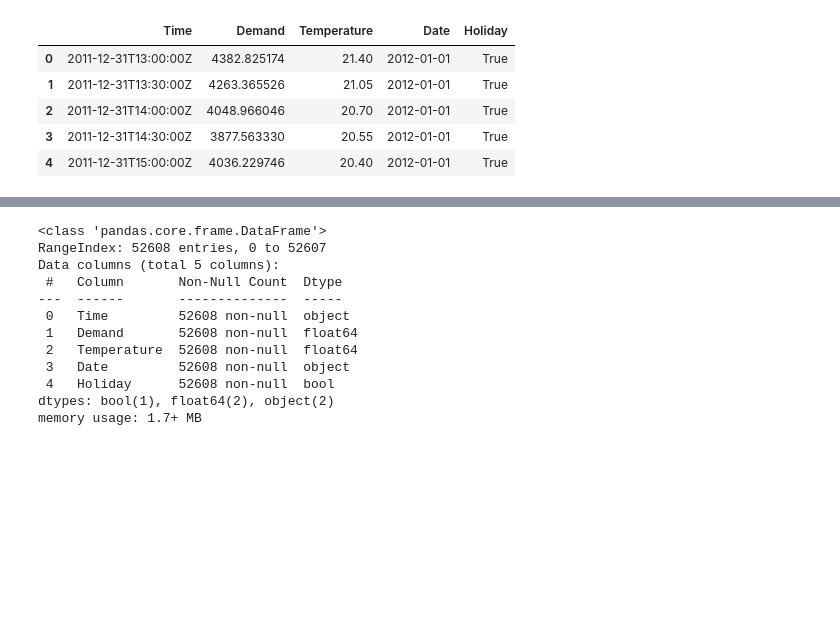
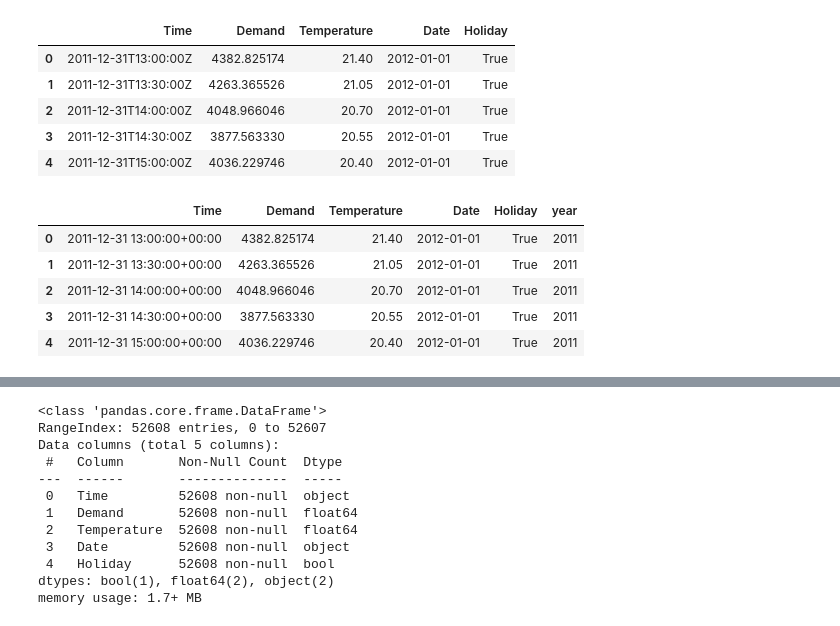
Before and after one commit to DavidGuzzi/TSA, a Jupyter notebook: Forecasting Principles and Practice 3rd/2/2.ipynb, the cells around one changed output, grey strips where cells are left out. Saved outputs shown, nothing was run; the diff lists cells and outputs as text; code cells hidden in the pictures; blank space fills up the shorter version.

```diff
--- a/Forecasting Principles and Practice 3rd/2/2.ipynb
+++ b/Forecasting Principles and Practice 3rd/2/2.ipynb
@@ -105,3 +105,14 @@ df_ve.head()
 | 2 | 2011-12-31T14:00:00Z | 4048.966046 | 20.70 | 2012-01-01 | True |
 | 3 | 2011-12-31T14:30:00Z | 3877.563330 | 20.55 | 2012-01-01 | True |
 | 4 | 2011-12-31T15:00:00Z | 4036.229746 | 20.40 | 2012-01-01 | True |
+# %%
+df_ve['Time'] = pd.to_datetime(df_ve['Time'])
+df_ve['year'] = df_ve['Time'].dt.year
+df_ve.head()
+# %% [output]
+|  | Time | Demand | Temperature | Date | Holiday | year |
+| 0 | 2011-12-31 13:00:00+00:00 | 4382.825174 | 21.40 | 2012-01-01 | True | 2011 |
+| 1 | 2011-12-31 13:30:00+00:00 | 4263.365526 | 21.05 | 2012-01-01 | True | 2011 |
+| 2 | 2011-12-31 14:00:00+00:00 | 4048.966046 | 20.70 | 2012-01-01 | True | 2011 |
+| 3 | 2011-12-31 14:30:00+00:00 | 3877.563330 | 20.55 | 2012-01-01 | True | 2011 |
+| 4 | 2011-12-31 15:00:00+00:00 | 4036.229746 | 20.40 | 2012-01-01 | True | 2011 |
```
Also changed, not shown: parts of 4 cells of this notebook.
